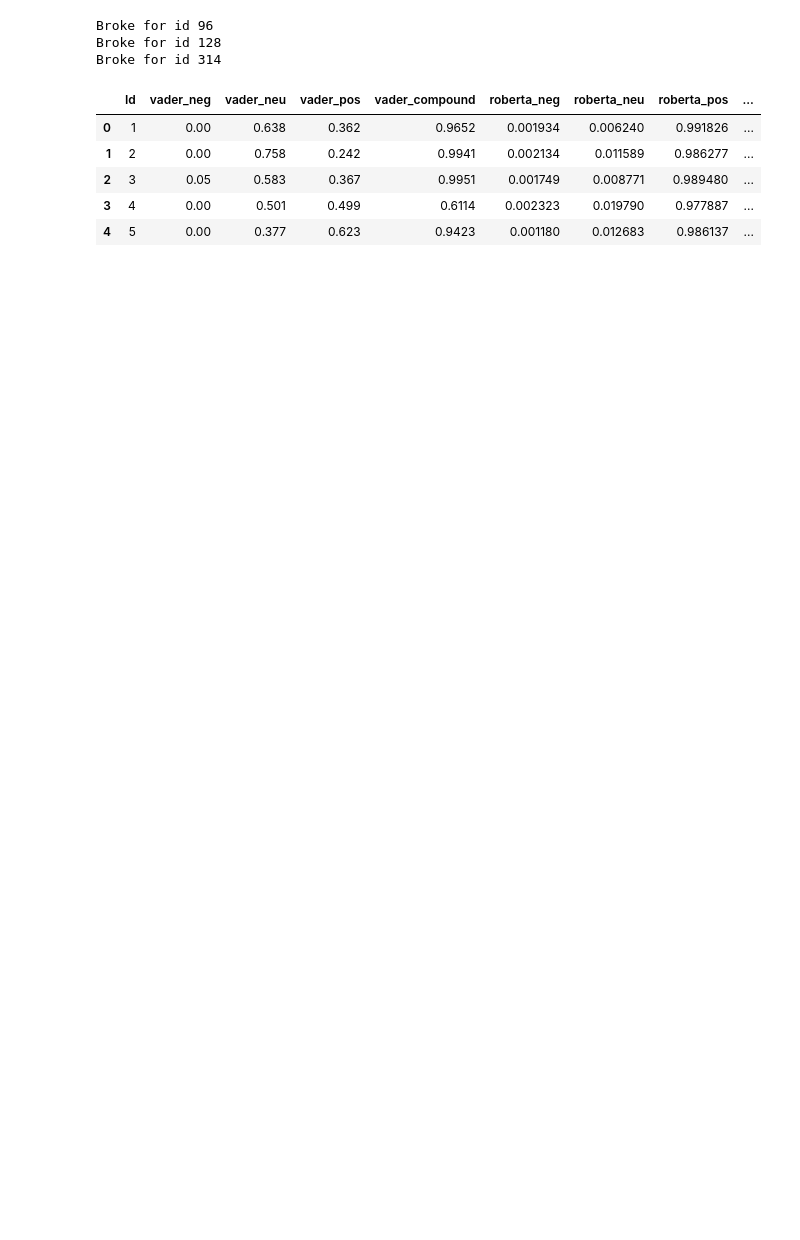
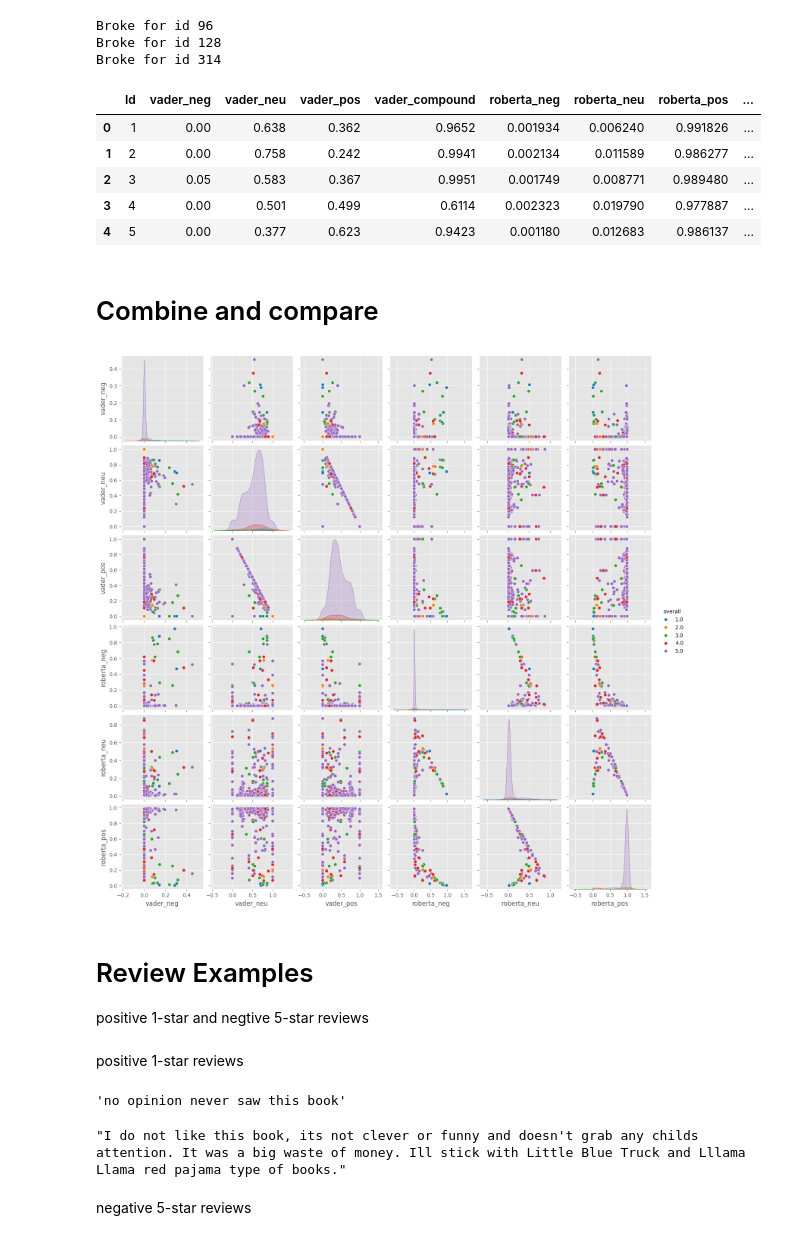
Before and after one commit to Feiquanl/CS5100Project, a Jupyter notebook: CS5100Project.ipynb, the cells around one changed output. Cells and saved outputs as stored; diff of their text form; code cells hidden in the pictures; blank space fills up the shorter version.

```diff
--- a/CS5100Project.ipynb
+++ b/CS5100Project.ipynb
@@ -339,8 +340,8 @@ Broke for id 96
 Broke for id 128
 Broke for id 314
 # %%
-roberta_df = pd.DataFrame(res).T
-roberta_df = roberta_df.reset_index().rename(columns={'index': 'Id'})
-roberta_df = roberta_df.merge(new_df, how='left')
+combine_df = pd.DataFrame(res).T
+combine_df = combine_df.reset_index().rename(columns={'index': 'Id'})
+combine_df = combine_df.merge(new_df, how='left')
 # %%
 # Now we have sentiment score and metadata
@@ -352,3 +353,31 @@ roberta_df.head()
 | 2 | 3 | 0.05 | 0.583 | 0.367 | 0.9951 | 0.001749 | 0.008771 | 0.989480 | ... |
 | 3 | 4 | 0.00 | 0.501 | 0.499 | 0.6114 | 0.002323 | 0.019790 | 0.977887 | ... |
 | 4 | 5 | 0.00 | 0.377 | 0.623 | 0.9423 | 0.001180 | 0.012683 | 0.986137 | ... |
+# %% [markdown]
+# Combine and compare
+# %%
+sns.pairplot(data=combine_df,
+             vars=['vader_neg', 'vader_neu', 'vader_pos',
+                  'roberta_neg', 'roberta_neu', 'roberta_pos'],
+            hue='overall',
+            palette='tab10')
+plt.show()
+# %% [output]
+[figure, added]
+# %% [markdown]
+# Review Examples<br>
+positive 1-star and negtive 5-star reviews
+# %% [markdown]
+positive 1-star reviews
+# %%
+combine_df.query('overall == 1') \
+    .sort_values('roberta_pos', ascending=False)['reviewText'].values[0]
+# %% [output]
+'no opinion never saw this book'
+# %%
+combine_df.query('overall == 1') \
+    .sort_values('vader_pos', ascending=False)['reviewText'].values[0]
+# %% [output]
+"I do not like this book, its not clever or funny and doesn't grab any childs attention. It was a big waste of money. Ill stick with Little Blue Truck and Lllama Llama red pajama type of books."
+# %% [markdown]
+negative 5-star reviews
```
Also changed, not shown: parts of 14 cells of this notebook.
